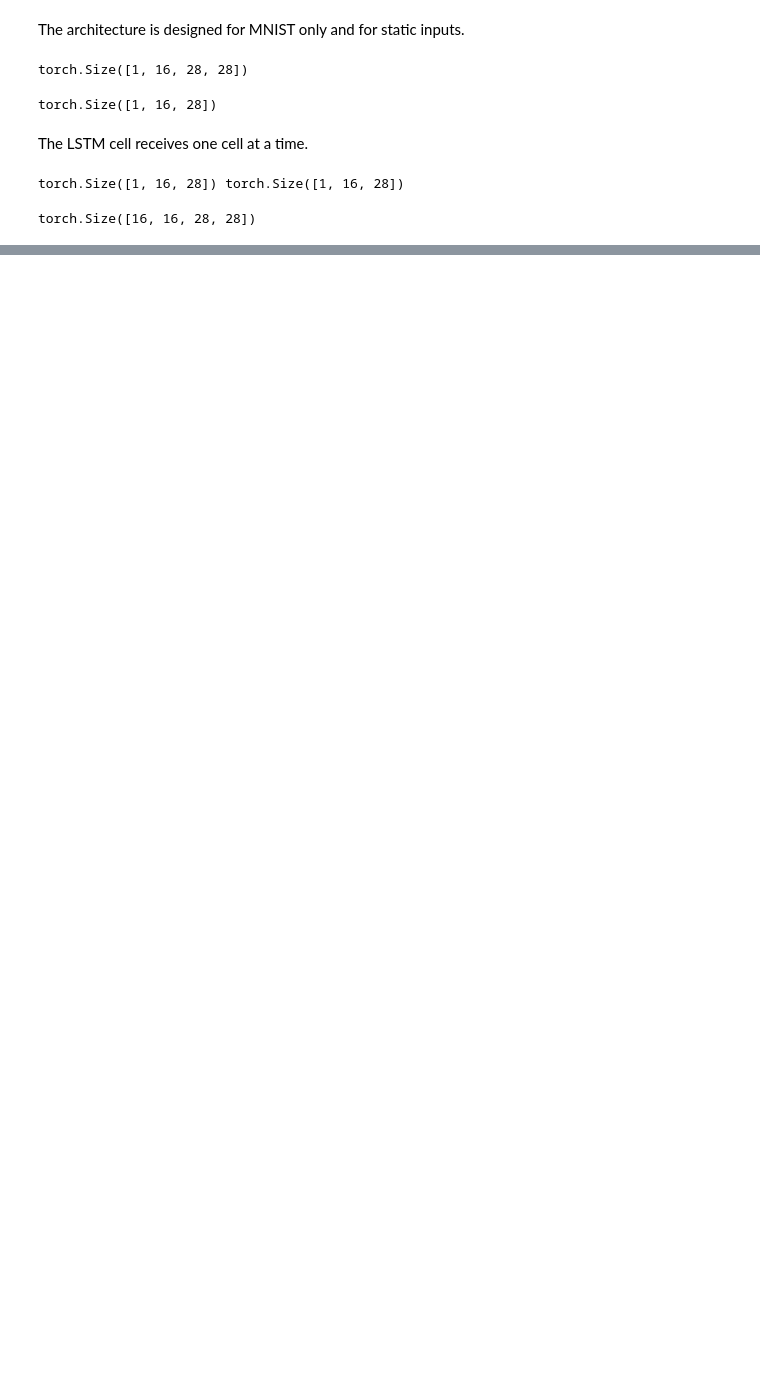
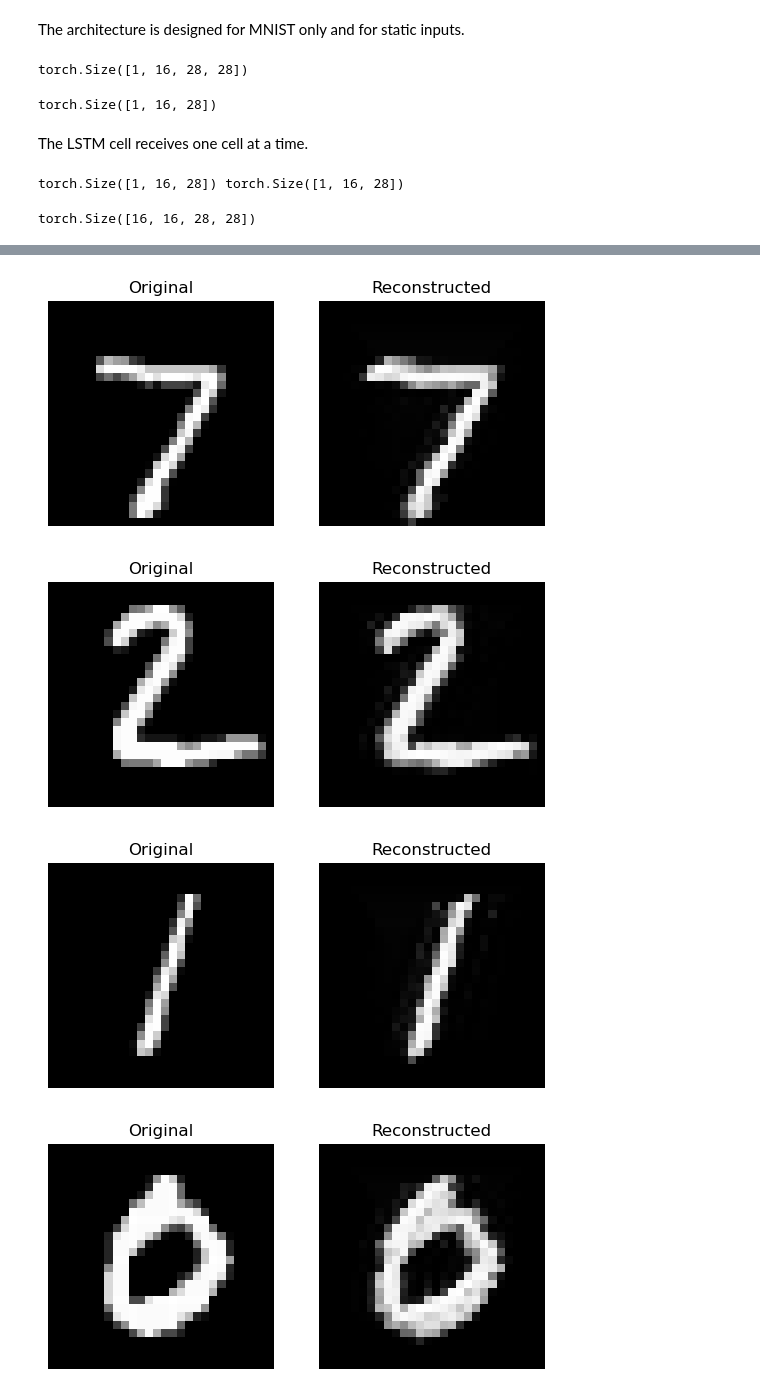
Before and after one commit to World4AI/World4AI, a Jupyter notebook: website/src/notebooks/autoregressive_generative/PixelRNN.ipynb, the cells around one changed output, grey strips where cells are left out. Cells and saved outputs as stored; diff of their text form; code cells hidden in the pictures; blank space fills up the shorter version.

Commit message:
more PixelRNN notebook improvements

```diff
--- a/website/src/notebooks/autoregressive_generative/PixelRNN.ipynb
+++ b/website/src/notebooks/autoregressive_generative/PixelRNN.ipynb
@@ -134,8 +142,8 @@ class RowLSTM(nn.Module):
 
     def forward(self, x):
         _, _, num_rows, _ = x.shape
-        h_prev = torch.zeros(batch_size, hidden_dim, 28)
-        c_prev = torch.zeros(batch_size, hidden_dim, 28)
+        h_prev = torch.zeros(x.shape[0], hidden_dim, 28, device=device)
+        c_prev = torch.zeros(x.shape[0], hidden_dim, 28, device=device)
 
         rows = []
         for row_idx in range(num_rows):
@@ -145,8 +153,8 @@ class RowLSTM(nn.Module):
         return torch.cat(rows, dim=2)
 # %%
 # test row lstm
-image = torch.randn(batch_size, 16, 28, 28)
-row_lstm = RowLSTM()
+image = torch.randn(batch_size, 16, 28, 28, device=device)
+row_lstm = RowLSTM().to(device)
 row_lstm(image).shape
 # %% [output]
 torch.Size([16, 16, 28, 28])
@@ -154,7 +162,15 @@ torch.Size([16, 16, 28, 28])
 class PixelRNN(nn.Module):
 
     def __init__(self):
-        pass
+        super().__init__()
+        self.layers = nn.Sequential(
+                MaskedConv2d(),
+                RowLSTM(),
+                nn.ReLU(),
+                nn.Conv2d(hidden_dim, hidden_dim*2, kernel_size=1),
+                nn.ReLU(),
+                nn.Conv2d(hidden_dim*2, 1, kernel_size=1)
+        )
 
     def forward(self, x):
-        pass
+        return self.layers(x)
@@ -170,0 +196,5 @@ test_dataset = torchvision.datasets.MNIST(root='../datasets/',
+# %%
+model = PixelRNN().to(device)
+# mse would most likely also work
+criterion = nn.BCEWithLogitsLoss()
+optimizer = optim.Adam(model.parameters())
@@ -170,0 +230,25 @@ test_dataset = torchvision.datasets.MNIST(root='../datasets/',
+# %%
+# test the reconstruction by comparing theinference_modeginal with the reconstructed images
+with torch.inference_mode():
+    for idx in range(5):
+        image, _ = test_dataset[idx]
+        image = image.unsqueeze(0)
+        generated_image = model(image.to(device))
+        generated_image = torch.sigmoid(generated_image)
+        generated_image = generated_image.squeeze()
+
+        plt.subplot(1, 2, 1)
+        plt.imshow(image.squeeze(), cmap="gray")
+        plt.title("Original")
+        plt.axis("off")
+
+        plt.subplot(1, 2, 2)
+        plt.imshow(generated_image.cpu(), cmap="gray")
+        plt.title("Reconstructed")
+        plt.axis("off")
+        plt.show()
+# %% [output]
+[figure, added]
+[figure, added]
+[figure, added]
+[figure, added]
```
Also changed, not shown: parts of 15 cells of this notebook.
